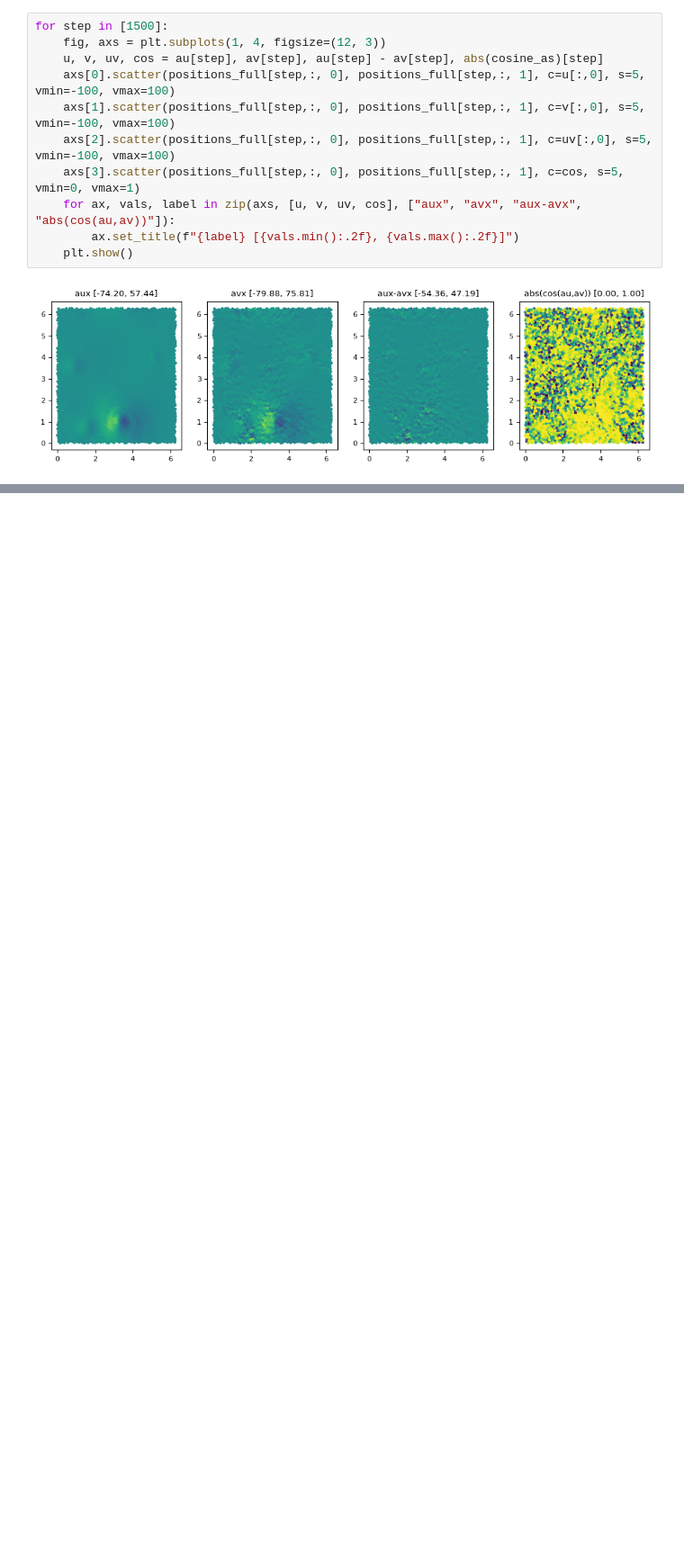
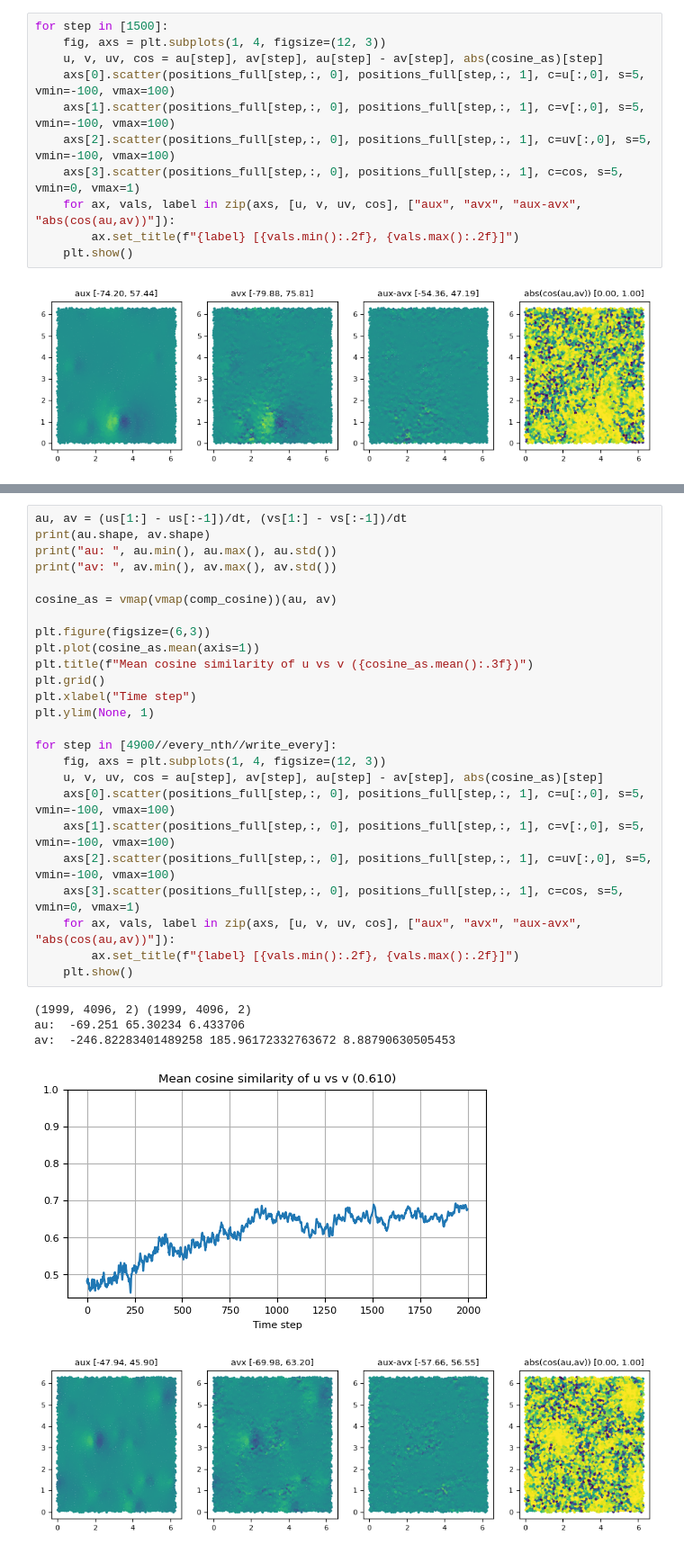
Before and after one commit to tumaer/ql-les-data, a Jupyter notebook: notebooks/trajs.ipynb, the cells around one changed output, grey strips where cells are left out. Shown at 90% size. Drawn from its saved outputs; the diff is of its cells as text; blank space fills up the shorter version.

```diff
--- a/notebooks/trajs.ipynb
+++ b/notebooks/trajs.ipynb
@@ -345,0 +441,31 @@ for step in [1500]:
+# %%
+au, av = (us[1:] - us[:-1])/dt, (vs[1:] - vs[:-1])/dt
+print(au.shape, av.shape)
+print("au: ", au.min(), au.max(), au.std())
+print("av: ", av.min(), av.max(), av.std())
+
+cosine_as = vmap(vmap(comp_cosine))(au, av)
+
+plt.figure(figsize=(6,3))
+plt.plot(cosine_as.mean(axis=1))
+plt.title(f"Mean cosine similarity of u vs v ({cosine_as.mean():.3f})")
+plt.grid()
+plt.xlabel("Time step")
+plt.ylim(None, 1)
+
+for step in [4900//every_nth//write_every]:
+    fig, axs = plt.subplots(1, 4, figsize=(12, 3))
+    u, v, uv, cos = au[step], av[step], au[step] - av[step], abs(cosine_as)[step]
+    axs[0].scatter(positions_full[step,:, 0], positions_full[step,:, 1], c=u[:,0], s=5, vmin=-100, vmax=100)
+    axs[1].scatter(positions_full[step,:, 0], positions_full[step,:, 1], c=v[:,0], s=5, vmin=-100, vmax=100)
+    axs[2].scatter(positions_full[step,:, 0], positions_full[step,:, 1], c=uv[:,0], s=5, vmin=-100, vmax=100)
+    axs[3].scatter(positions_full[step,:, 0], positions_full[step,:, 1], c=cos, s=5, vmin=0, vmax=1)
+    for ax, vals, label in zip(axs, [u, v, uv, cos], ["aux", "avx", "aux-avx", "abs(cos(au,av))"]):
+        ax.set_title(f"{label} [{vals.min():.2f}, {vals.max():.2f}]")
+    plt.show()
+# %% [output]
+(1999, 4096, 2) (1999, 4096, 2)
+au:  -69.251 65.30234 6.433706
+av:  -246.82283401489258 185.96172332763672 8.88790630505453
+[figure, added]
+[figure, added]
```
Also changed, not shown: parts of 6 cells of this notebook, 9 other files.
